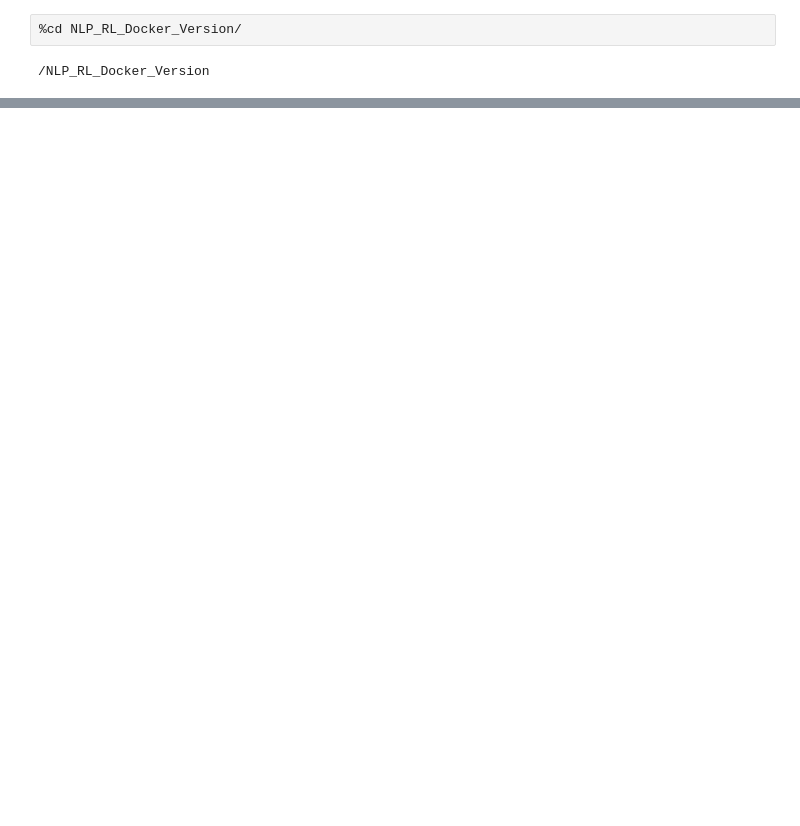
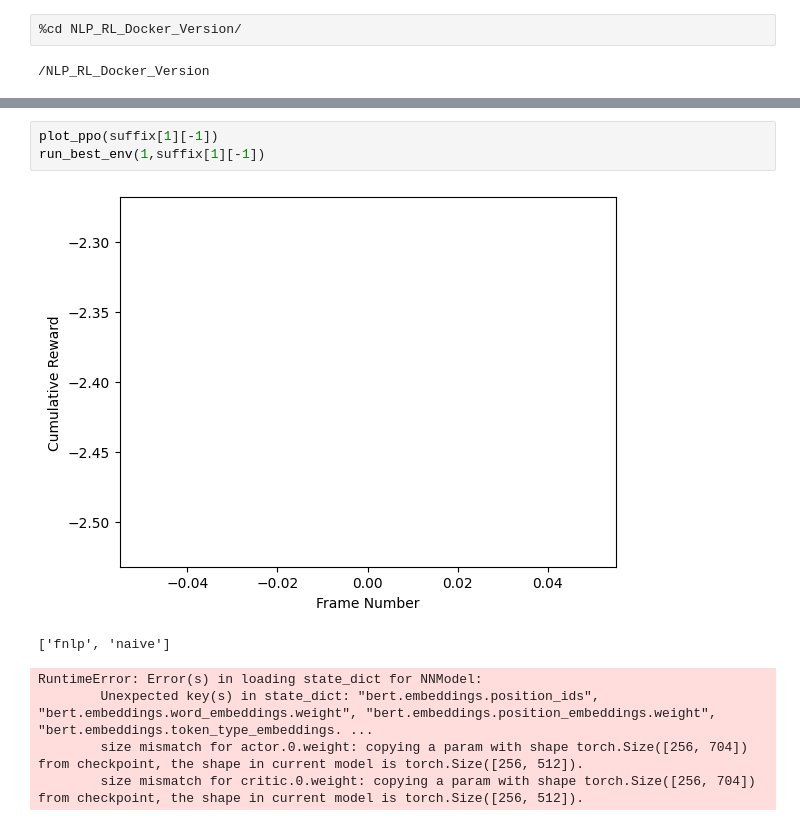
Before and after one commit to tirthankarCU/NumberLearningInChildren_ML, a Jupyter notebook: ppo_run.ipynb, the cells around one changed output, grey strips where cells are left out. Saved outputs shown, nothing was run; the diff lists cells and outputs as text; blank space fills up the shorter version.

```diff
--- a/ppo_run.ipynb
+++ b/ppo_run.ipynb
@@ -92,0 +95,10 @@ Cumulative Reward ~ -11; TimeTaken ~ 3
+# %%
+plot_ppo(suffix[1][-1])
+run_best_env(1,suffix[1][-1])
+# %% [output]
+[figure, added]
+['fnlp', 'naive']
+RuntimeError: Error(s) in loading state_dict for NNModel:
+        Unexpected key(s) in state_dict: "bert.embeddings.position_ids", "bert.embeddings.word_embeddings.weight", "bert.embeddings.position_embeddings.weight", "bert.embeddings.token_type_embeddings. ...
+        size mismatch for actor.0.weight: copying a param with shape torch.Size([256, 704]) from checkpoint, the shape in current model is torch.Size([256, 512]).
+        size mismatch for critic.0.weight: copying a param with shape torch.Size([256, 704]) from checkpoint, the shape in current model is torch.Size([256, 512]).
```
Also changed, not shown: parts of 8 cells of this notebook, 3 other files.
